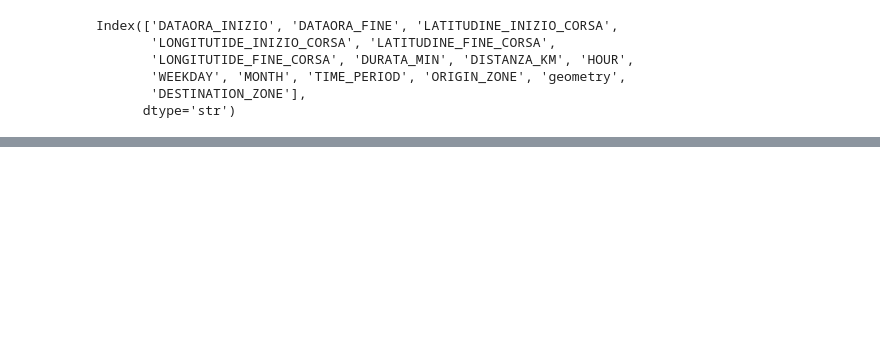
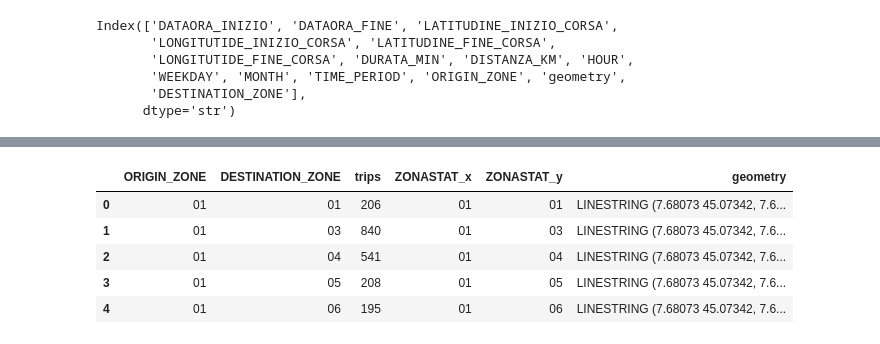
Before and after one commit to minaahmadian/shared-mobility-torino, a Jupyter notebook: Notebooks/Lime_OD_Matrix.ipynb, the cells around one changed output, grey strips where cells are left out. Saved outputs shown, nothing was run; the diff lists cells and outputs as text; code cells hidden in the pictures; blank space fills up the shorter version.

```diff
--- a/Notebooks/Lime_OD_Matrix.ipynb
+++ b/Notebooks/Lime_OD_Matrix.ipynb
@@ -854,0 +929,10 @@ Index(['DATAORA_INIZIO', 'DATAORA_FINE', 'LATITUDINE_INIZIO_CORSA',
+# %%
+test = gpd.read_file("od_morning.geojson")
+test.head()
+# %% [output]
+|  | ORIGIN_ZONE | DESTINATION_ZONE | trips | ZONASTAT_x | ZONASTAT_y | geometry |
+| 0 | 01 | 01 | 206 | 01 | 01 | LINESTRING (7.68073 45.07342, 7.6... |
+| 1 | 01 | 03 | 840 | 01 | 03 | LINESTRING (7.68073 45.07342, 7.6... |
+| 2 | 01 | 04 | 541 | 01 | 04 | LINESTRING (7.68073 45.07342, 7.6... |
+| 3 | 01 | 05 | 208 | 01 | 05 | LINESTRING (7.68073 45.07342, 7.6... |
+| 4 | 01 | 06 | 195 | 01 | 06 | LINESTRING (7.68073 45.07342, 7.6... |
```
Also changed, not shown: parts of 23 cells of this notebook, 11 other files.
